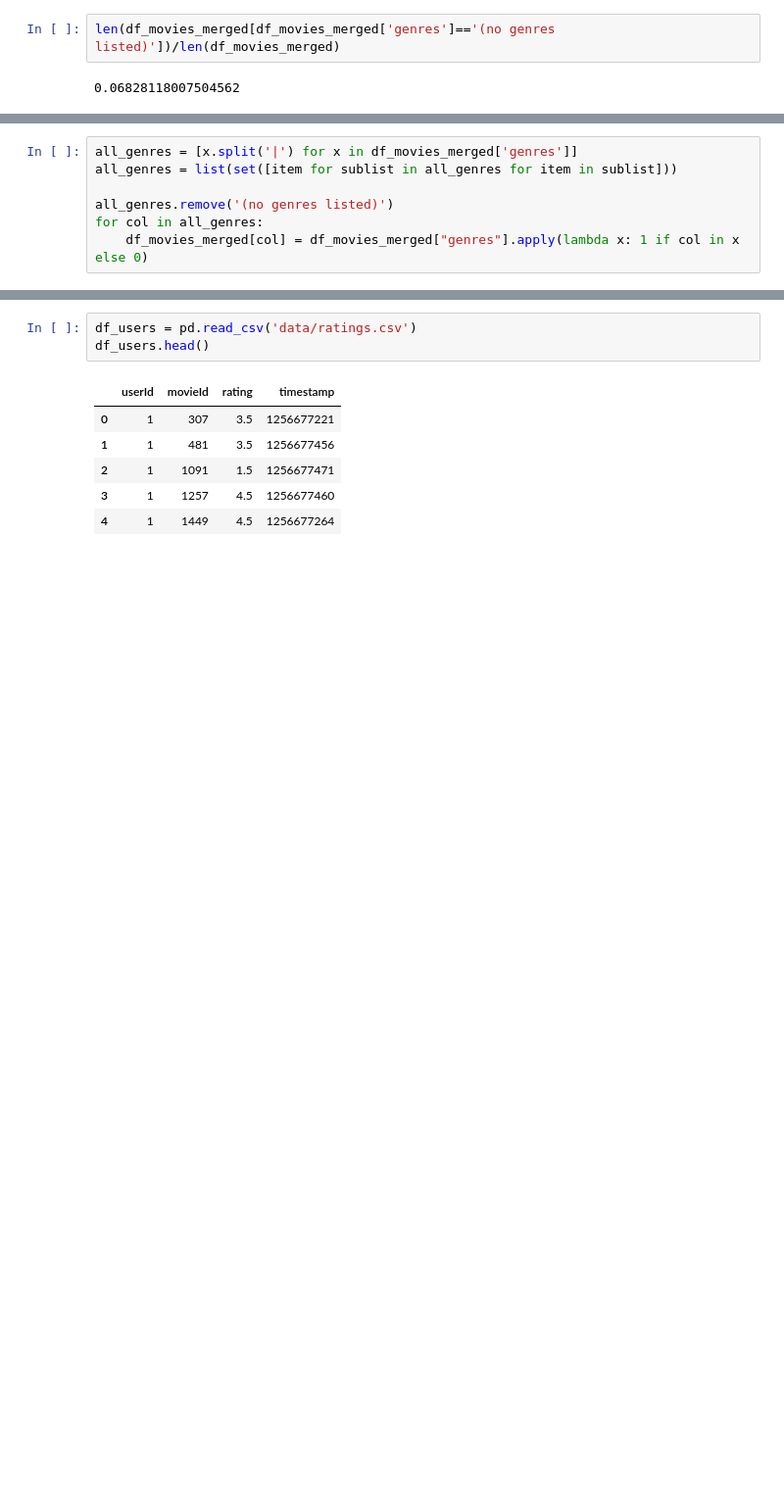
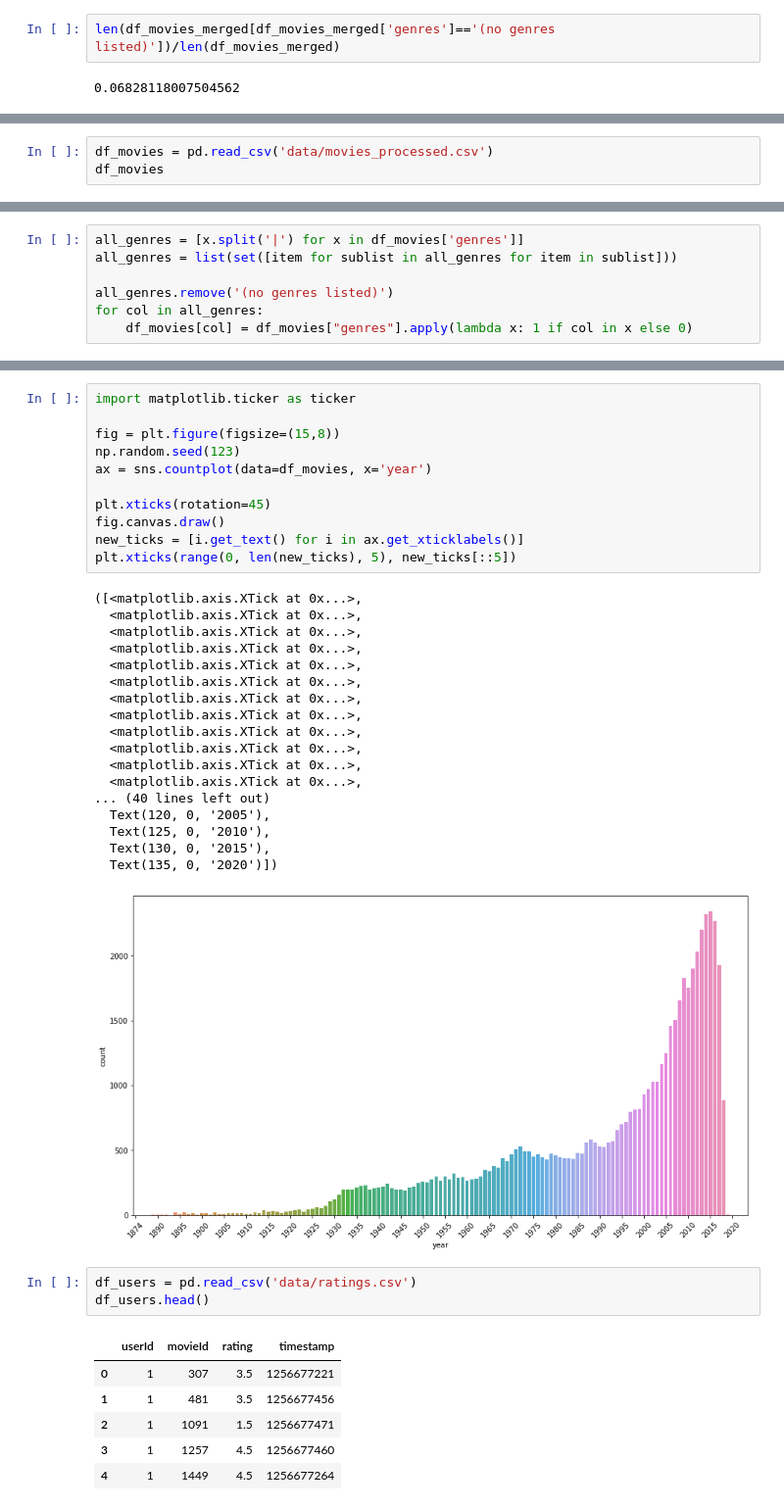
Before and after one commit to swynml/movie_rating_model, a Jupyter notebook: experiments.ipynb, the cells around one changed output, grey strips where cells are left out. Shown at 98% size. Cells and saved outputs as stored; diff of their text form; blank space fills up the shorter version.

Commit message:
sns plot year

```diff
--- a/experiments.ipynb
+++ b/experiments.ipynb
@@ -127,0 +138,3 @@ df_movies_merged.to_csv('data/movies_processed.csv', index=False)
+# %%
+df_movies = pd.read_csv('data/movies_processed.csv')
+df_movies
@@ -128,7 +155,7 @@ df_movies_merged.to_csv('data/movies_processed.csv', index=False)
 # %%
-all_genres = [x.split('|') for x in df_movies_merged['genres']]
+all_genres = [x.split('|') for x in df_movies['genres']]
 all_genres = list(set([item for sublist in all_genres for item in sublist]))
 
 all_genres.remove('(no genres listed)')
 for col in all_genres:
-    df_movies_merged[col] = df_movies_merged["genres"].apply(lambda x: 1 if col in x else 0)
+    df_movies[col] = df_movies["genres"].apply(lambda x: 1 if col in x else 0)
@@ -153,3 +178,33 @@ df_movies_merged.to_csv('data/movies_processed.csv', index=False)
+# %%
+import matplotlib.ticker as ticker
+
+fig = plt.figure(figsize=(15,8))
+np.random.seed(123)
+ax = sns.countplot(data=df_movies, x='year')
+
+plt.xticks(rotation=45)
+fig.canvas.draw()
+new_ticks = [i.get_text() for i in ax.get_xticklabels()]
+plt.xticks(range(0, len(new_ticks), 5), new_ticks[::5])
+# %% [output]
+([<matplotlib.axis.XTick at 0x...>,
+  <matplotlib.axis.XTick at 0x...>,
+  <matplotlib.axis.XTick at 0x...>,
+  <matplotlib.axis.XTick at 0x...>,
+  <matplotlib.axis.XTick at 0x...>,
+  <matplotlib.axis.XTick at 0x...>,
+  <matplotlib.axis.XTick at 0x...>,
+  <matplotlib.axis.XTick at 0x...>,
+  <matplotlib.axis.XTick at 0x...>,
+  <matplotlib.axis.XTick at 0x...>,
+  <matplotlib.axis.XTick at 0x...>,
+  <matplotlib.axis.XTick at 0x...>,
+... (40 lines left out)
+  Text(120, 0, '2005'),
+  Text(125, 0, '2010'),
+  Text(130, 0, '2015'),
+  Text(135, 0, '2020')])
+[figure, added]
 # %%
 df_users = pd.read_csv('data/ratings.csv')
 df_users.head()
```
Also changed, not shown: parts of 7 cells of this notebook.
